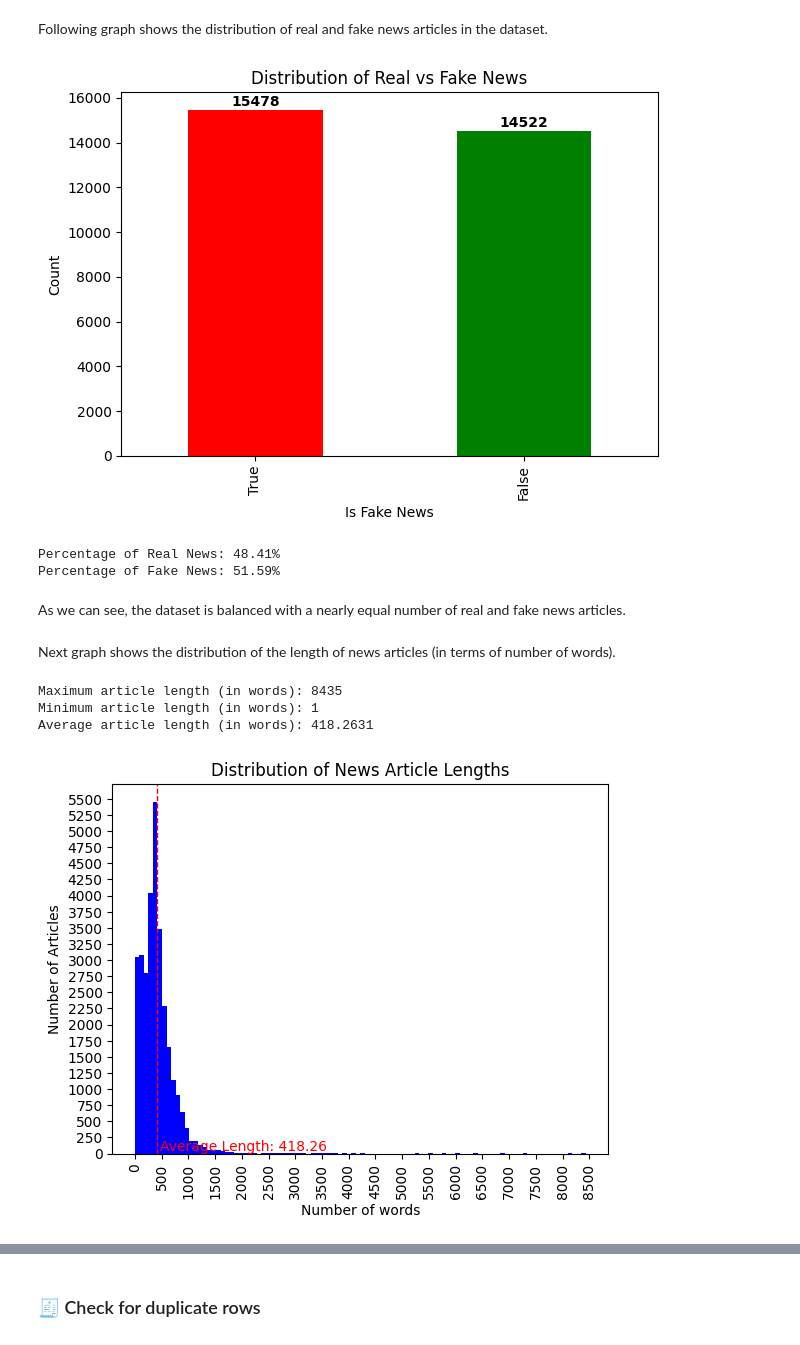
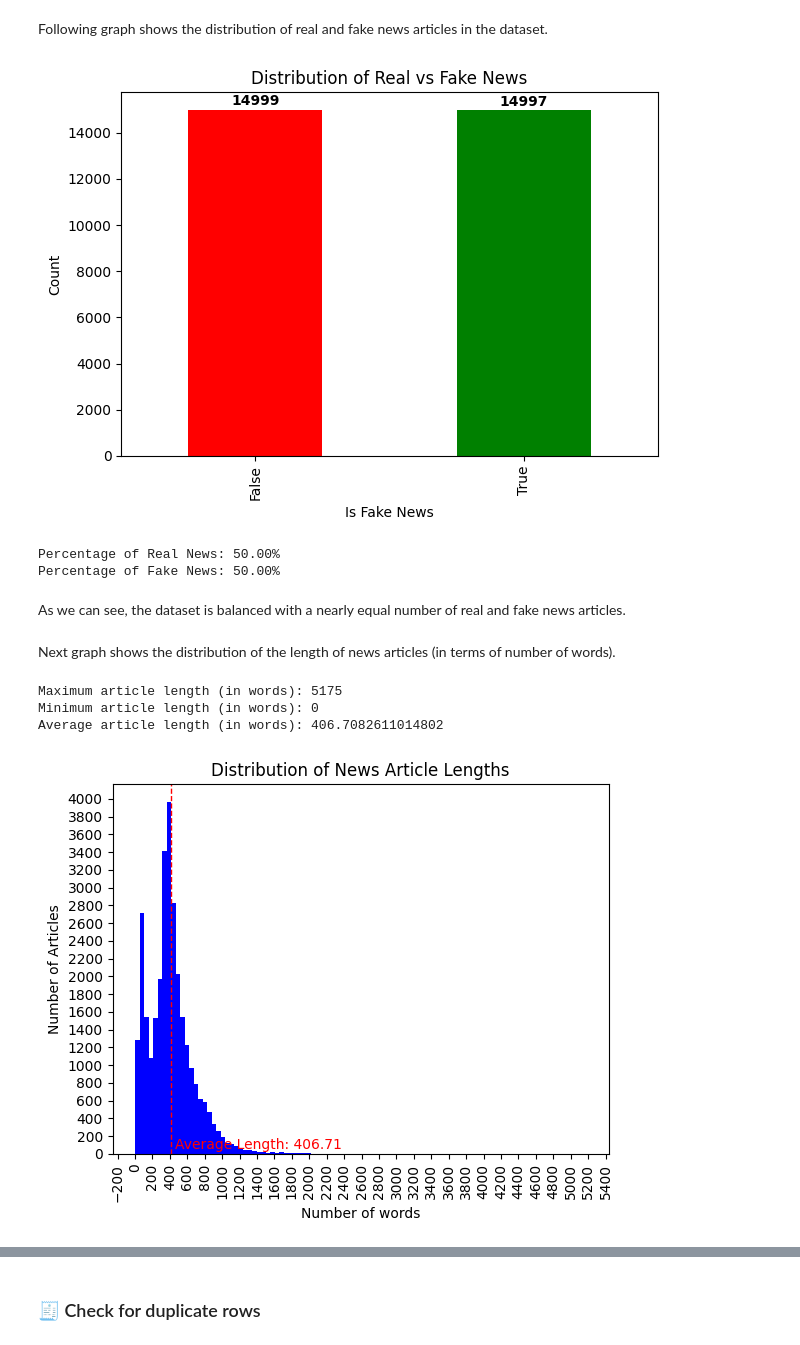
Before and after one commit to zFishStick/Cyclic-LLM-Checker, a Jupyter notebook: notebooks/analysis/dataset_1.ipynb, the cells around one changed output, grey strips where cells are left out. Drawn from its saved outputs; the diff is of its cells as text; code cells hidden in the pictures.

```diff
--- a/notebooks/analysis/dataset_1.ipynb
+++ b/notebooks/analysis/dataset_1.ipynb
@@ -6,8 +6,8 @@ In this notebook, we will perform an exploratory analysis of the [Fake-News-Dete
 import pandas as pd
 import matplotlib.pyplot as plt
 
-url = 'https://raw.githubusercontent.com/zFishStick/LLM-Checker-dataset/refs/heads/main/train.tsv'
-df = pd.read_csv(url, sep="\t")
+url = 'https://media.githubusercontent.com/media/zFishStick/LLM-Checker-dataset/refs/heads/main/Dataset_1.csv'
+df = pd.read_csv(url, sep=",")
 # %% [markdown]
 ### 🧾 Information about the dataset
 # %%
@@ -42,6 +39,5 @@ For an easier readability, we will rename some columns which are not easily comp
 # %%
-df = df.rename(columns={"Unnamed: 0": "id"})
 df = df.rename(columns={"label": "is_fake_news"})
-df["is_fake_news"] = df["is_fake_news"].map({0: True, 1: False})
+df["is_fake_news"] = df["is_fake_news"].map({1: True, 0: False})
 df.head(5)
 # %% [output]
@@ -54,7 +50,6 @@ df.head(5)
 # %% [markdown]
 In order to have a clear vision of the column type, we will parse each `Dtype` field with a type more specific. The new type will be coherent with the information provided.
 # %%
-df['id'] = df['id'].convert_dtypes(convert_integer=True)
 df['title'] = df['title'].convert_dtypes(convert_string=True)
 df['text'] = df['text'].convert_dtypes(convert_string=True)
 df['subject'] = df['subject'].convert_dtypes(convert_string=True)
@@ -103,35 +97,39 @@ We provide some statistics about the dataset such as:
 Following graph shows the distribution of real and fake news articles in the dataset.
 # %%
 import matplotlib.pyplot as plt
+
+news = df["is_fake_news"].value_counts()
+real_news_count = news[False]
+fake_news_count = news[True]
 
 ax = df["is_fake_news"].value_counts().plot(kind="bar", color=["red", "green"])
 plt.title("Distribution of Real vs Fake News")
 plt.xlabel("Is Fake News")
 plt.ylabel("Count")
 
 for p in ax.patches:
     ax.text(
         p.get_x() + p.get_width() / 2, # type: ignore
         p.get_height() + 50, # type: ignore
         f"{int(p.get_height())}", # type: ignore
         ha="center",
         va="bottom",
         fontsize=10,
         fontweight="bold",
         color="black"
     )
 
 plt.tight_layout()
 plt.show()
 
 # Calcola le percentuali
 news = df["is_fake_news"].value_counts(normalize=True) * 100
 print(f"Percentage of Real News: {news[False]:.2f}%")
 print(f"Percentage of Fake News: {news[True]:.2f}%")
 # %% [output]
-[figure, old version]
+[figure, new version]
-Percentage of Real News: 48.41%
-Percentage of Fake News: 51.59%
+Percentage of Real News: 50.00%
+Percentage of Fake News: 50.00%
 # %% [markdown]
 As we can see, the dataset is balanced with a nearly equal number of real and fake news articles.
 <br>
@@ -172,8 +170,8 @@ def create_histogram(ds):
 
 create_histogram(df['text_length'])
 # %% [output]
-Maximum article length (in words): 8435
-Minimum article length (in words): 1
-Average article length (in words): 418.2631
+Maximum article length (in words): 5175
+Minimum article length (in words): 0
+Average article length (in words): 406.7082611014802
-[figure, old version]
+[figure, new version]
 # %% [markdown]
```
Also changed, not shown: parts of 16 cells of this notebook, 2 other files.
